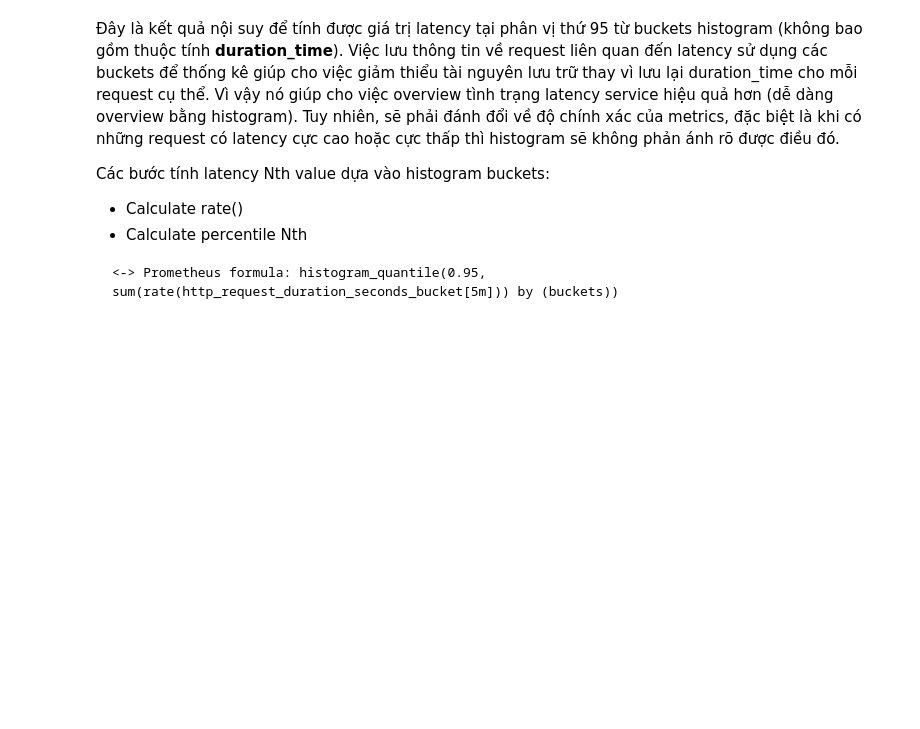
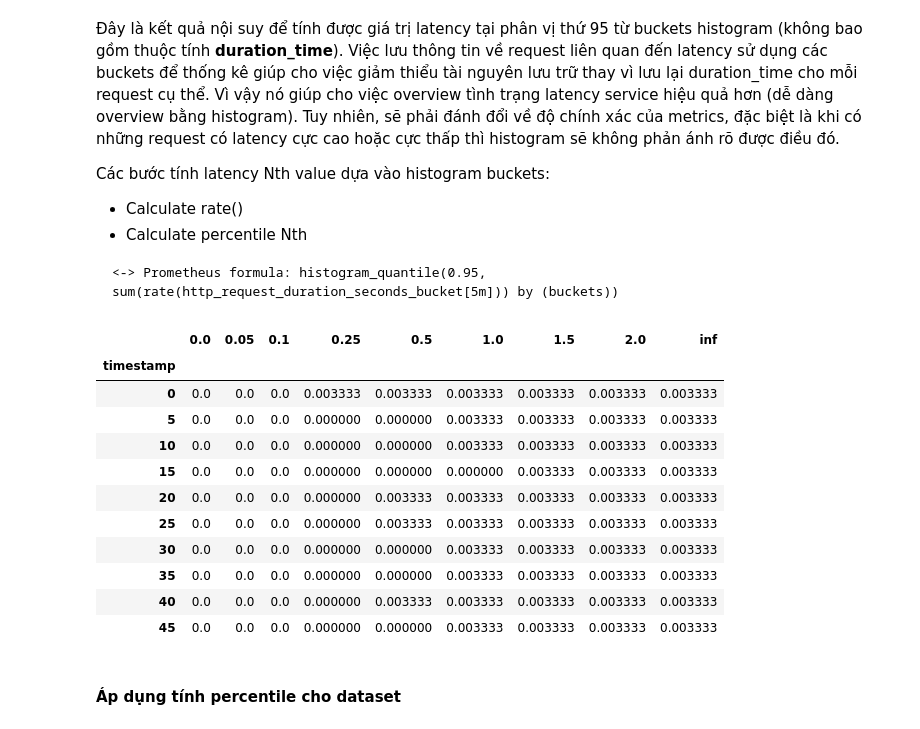
Before and after one commit to vuvietnguyenit/latency_reques_cal, a Jupyter notebook: notebooks/explain.ipynb, the cells around one changed output. Drawn from its saved outputs; the diff is of its cells as text; code cells hidden in the pictures; blank space fills up the shorter version.

````diff
--- a/notebooks/explain.ipynb
+++ b/notebooks/explain.ipynb
@@ -239,3 +239,20 @@ Các bước tính latency Nth value dựa vào histogram buckets:
 ```
 <-> Prometheus formula: histogram_quantile(0.95, sum(rate(http_request_duration_seconds_bucket[5m])) by (buckets))
 ```
+# %%
+bucket_df_rate
+# %% [output]
+|  | 0.0 | 0.05 | 0.1 | 0.25 | 0.5 | 1.0 | 1.5 | 2.0 | inf |
+| timestamp |  |  |  |  |  |  |  |  |  |
+| 0 | 0.0 | 0.0 | 0.0 | 0.003333 | 0.003333 | 0.003333 | 0.003333 | 0.003333 | 0.003333 |
+| 5 | 0.0 | 0.0 | 0.0 | 0.000000 | 0.000000 | 0.003333 | 0.003333 | 0.003333 | 0.003333 |
+| 10 | 0.0 | 0.0 | 0.0 | 0.000000 | 0.000000 | 0.003333 | 0.003333 | 0.003333 | 0.003333 |
+| 15 | 0.0 | 0.0 | 0.0 | 0.000000 | 0.000000 | 0.000000 | 0.003333 | 0.003333 | 0.003333 |
+| 20 | 0.0 | 0.0 | 0.0 | 0.000000 | 0.003333 | 0.003333 | 0.003333 | 0.003333 | 0.003333 |
+| 25 | 0.0 | 0.0 | 0.0 | 0.000000 | 0.003333 | 0.003333 | 0.003333 | 0.003333 | 0.003333 |
+| 30 | 0.0 | 0.0 | 0.0 | 0.000000 | 0.000000 | 0.003333 | 0.003333 | 0.003333 | 0.003333 |
+| 35 | 0.0 | 0.0 | 0.0 | 0.000000 | 0.000000 | 0.003333 | 0.003333 | 0.003333 | 0.003333 |
+| 40 | 0.0 | 0.0 | 0.0 | 0.000000 | 0.003333 | 0.003333 | 0.003333 | 0.003333 | 0.003333 |
+| 45 | 0.0 | 0.0 | 0.0 | 0.000000 | 0.000000 | 0.003333 | 0.003333 | 0.003333 | 0.003333 |
+# %% [markdown]
+#### Áp dụng tính percentile cho dataset
````
Also changed, not shown: parts of 6 cells of this notebook.
